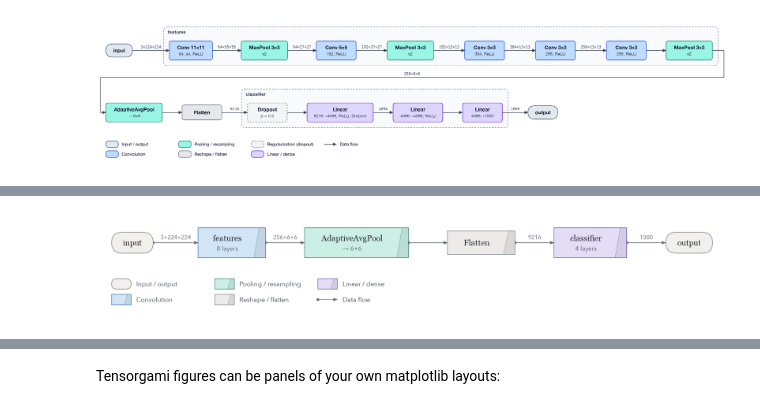
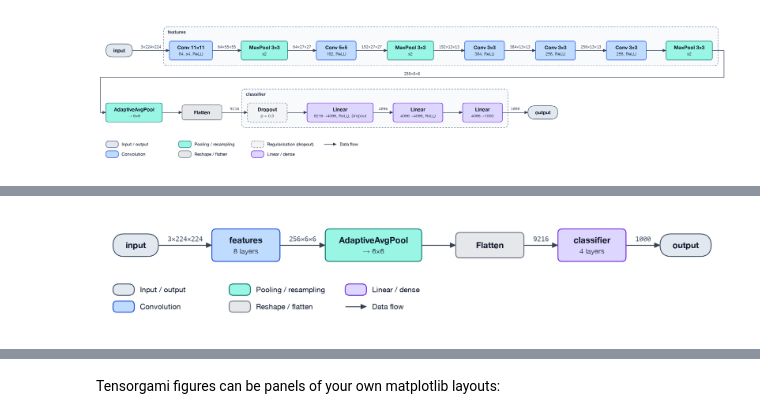
Before and after one commit to AndreiUtina/TensorGami, a Jupyter notebook: examples/alexnet.ipynb, the cells around one changed output, grey strips where cells are left out. Drawn from its saved outputs; the diff is of its cells as text; code cells hidden in the pictures.

```diff
--- a/examples/alexnet.ipynb
+++ b/examples/alexnet.ipynb
@@ -22,4 +24,4 @@ Less detail, another style, another direction:
 # %%
-tg.draw(model, x, level="stages", style="origami")  # features → pool → flatten → classifier
+tg.draw(model, x, level="stages")
 # %% [output]
-[figure, old version]
+[figure, new version]
```
Also changed, not shown: parts of 18 cells of this notebook.
